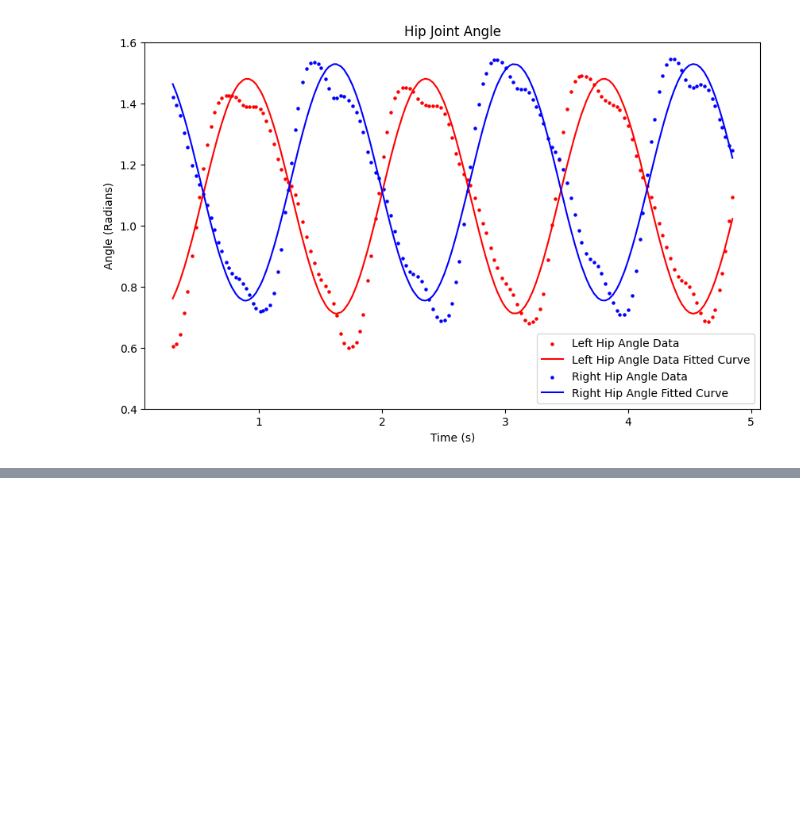
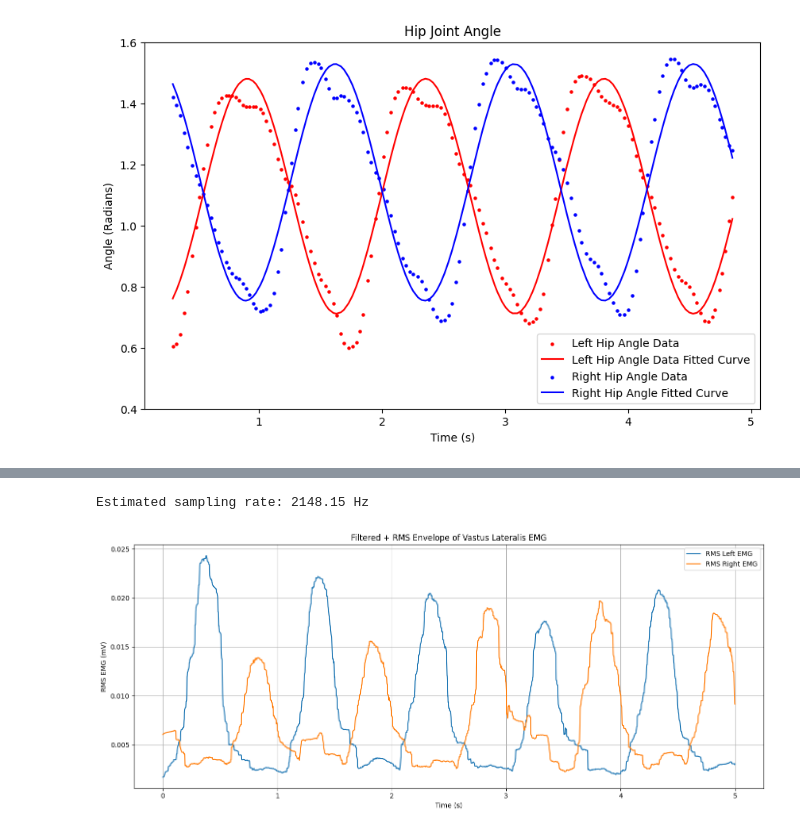
Before and after one commit to BIOROB-Lab-192/robotic-hip-exoskeleton, a Jupyter notebook: src/jupyter.ipynb, the cells around one changed output, grey strips where cells are left out. Saved outputs shown, nothing was run; the diff lists cells and outputs as text; code cells hidden in the pictures; blank space fills up the shorter version.

```diff
--- a/src/jupyter.ipynb
+++ b/src/jupyter.ipynb
@@ -240,0 +288,74 @@ FileNotFoundError: [Errno 2] No such file or directory: 'data\\Vastus_lateralis_
+# %%
+import pandas as pd
+import numpy as np
+import matplotlib.pyplot as plt
+from scipy.signal import butter, filtfilt
+
+
+# 1. Estimate sampling rate
+dt = vastusdata["EMG 1 Time Series (s)"].diff().dropna().mean()
+fs = 1 / dt
+print(f"Estimated sampling rate: {fs:.2f} Hz")
+
+
+# 2. Butterworth Bandpass Filter
+def butter_bandpass(lowcut, highcut, fs, order=4):
+    nyquist = 0.5 * fs
+    low = lowcut / nyquist
+    high = highcut / nyquist
+    b, a = butter(order, [low, high], btype="band")
+    return b, a
+
+
+def apply_filter(data, lowcut=20.0, highcut=450.0, fs=fs, order=4):
+    b, a = butter_bandpass(lowcut, highcut, fs, order=order)
+    return filtfilt(b, a, data)
+
+
+# Filter both EMG channels
+vastusdata["Filtered EMG 1 (mV)"] = apply_filter(vastusdata["EMG 1 (mV)"])
+vastusdata["Filtered EMG 1 (mV).1"] = apply_filter(vastusdata["EMG 1 (mV).1"])
+
+
+# 3. Rectify and RMS envelope
+def compute_rms(signal, window_size):
+    return np.sqrt(
+        np.convolve(signal**2, np.ones(window_size) / window_size, mode="same")
+    )
+
+
+# Full-wave rectification
+
+rectified_1 = np.abs(vastusdata["Filtered EMG 1 (mV)"])
+rectified_2 = np.abs(vastusdata["Filtered EMG 1 (mV).1"])
+
+# Choose window ~200 ms
+window = int(0.2 * fs)
+rms_1 = compute_rms(rectified_1, window)
+rms_2 = compute_rms(rectified_2, window)
+
+# --- 4. Plotting
+start = 0
+end = int(fs * 5)
+
+plt.figure(figsize=(14, 6))
+plt.plot(
+    vastusdata["EMG 1 Time Series (s)"].iloc[start:end],
+    rms_1[start:end],
+    label="RMS Left EMG",
+)
+plt.plot(
+    vastusdata["EMG 1 Time Series (s).1"].iloc[start:end],
+    rms_2[start:end],
+    label="RMS Right EMG",
+)
+plt.xlabel("Time (s)")
+plt.ylabel("RMS EMG (mV)")
+plt.title("Filtered + RMS Envelope of Vastus Lateralis EMG")
+plt.legend()
+plt.grid(True)
+plt.tight_layout()
+plt.show()
+# %% [output]
+Estimated sampling rate: 2148.15 Hz
+[figure, added]
```
Also changed, not shown: parts of 4 cells of this notebook.
